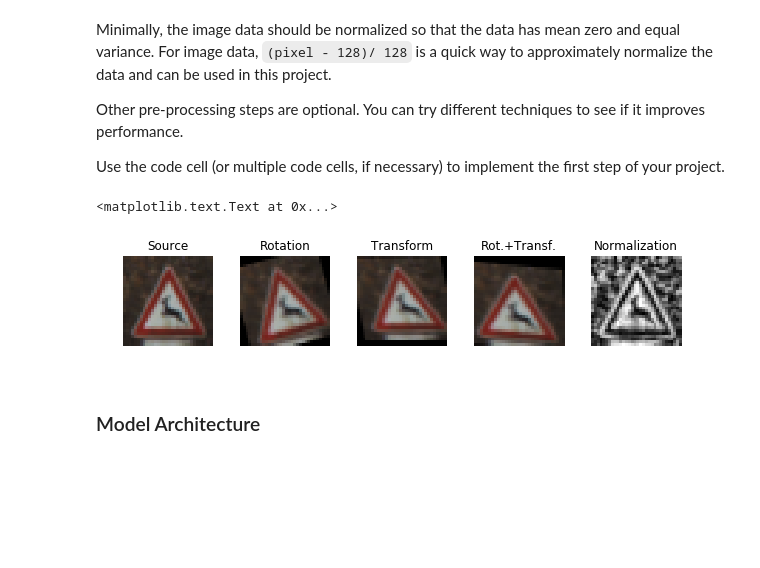
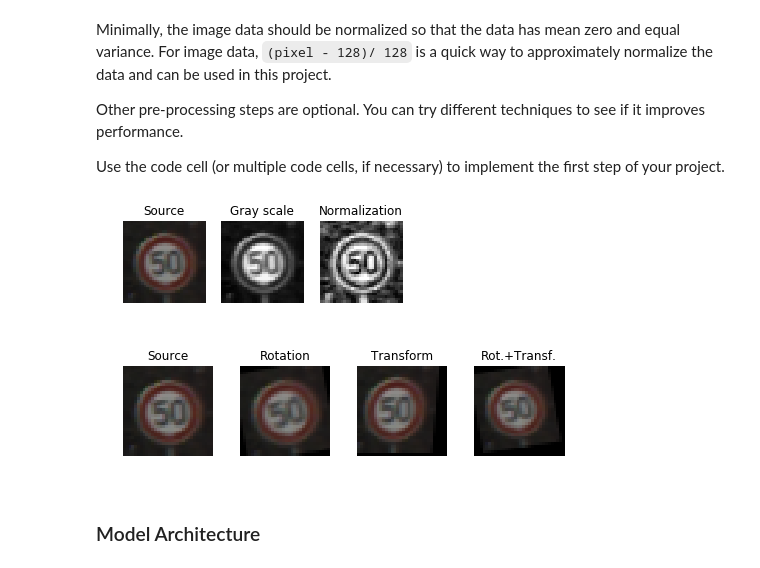
Before and after one commit to greenfield932/CarND-Traffic-Sign-Classifier-Project, a Jupyter notebook: Traffic_Sign_Classifier.ipynb, the cells around one changed output. Cells and saved outputs as stored; diff of their text form; code cells hidden in the pictures; blank space fills up the shorter version.

```diff
--- a/Traffic_Sign_Classifier.ipynb
+++ b/Traffic_Sign_Classifier.ipynb
@@ -433,26 +433,40 @@ X_test_norm = preprocessDataSet(X_test)
 #plt.yticks(ids, xlabels);
 # %%
 #show augmentation mechanism
+img = X_train[randint(0,n_train)]
+
+fig = plt.figure(figsize = (5,2))
+plt2 = fig.add_subplot(1,3,1)
+plt2.imshow(img, cmap='gray')
+plt.axis('off')
+plt2.set_title('Source')
+
+image = cv2.cvtColor(img, cv2.COLOR_BGR2GRAY)/255.
+plt2 = fig.add_subplot(1,3,2)
+plt2.imshow(image, cmap='gray')
+plt.axis('off')
+plt2.set_title('Gray scale')
+
+image = normalizeImage(img)
+plt2 = fig.add_subplot(1,3,3)
+plt2.imshow(image, cmap='gray')
+plt.axis('off')
+plt2.set_title('Normalization')
+
 fig = plt.figure(figsize = (10,5))
 plt.subplots_adjust(wspace = 0.3, hspace = 1)
 types = ['','r','t','rt']
 names = ['Source', 'Rotation','Transform','Rot.+Transf.']
-img = X_train[randint(0,n_train)]
+
 for i in range(0, len(types)):
     image = augmentation(img, types[i])
     plt2 = fig.add_subplot(1,len(types)+1,i+1)
     plt2.imshow(image)
     plt2.set_title(names[i])
     plt.axis('off')
-
-image = normalizeImage(img)
-plt2 = fig.add_subplot(1,len(types)+1,len(types)+1)
-plt2.imshow(image, cmap='gray')
-plt.axis('off')
-plt2.set_title('Normalization')
 # %% [output]
-<matplotlib.text.Text at 0x...>
-[figure, old version]
+[figure, new version]
+[figure, added]
 # %% [markdown]
 ### Model Architecture
 # %%
```
Also changed, not shown: 2 other files.
